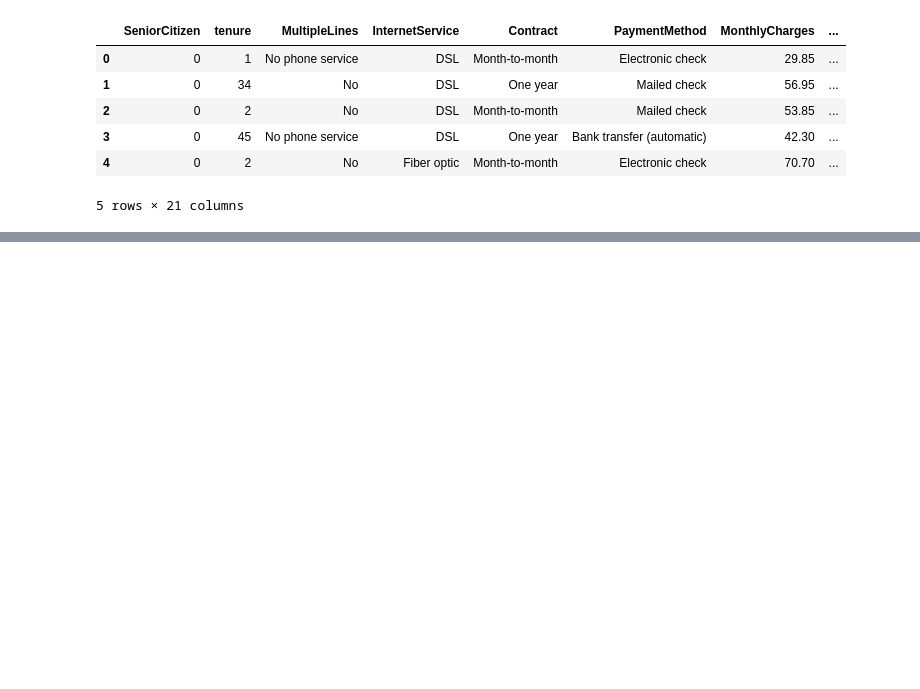
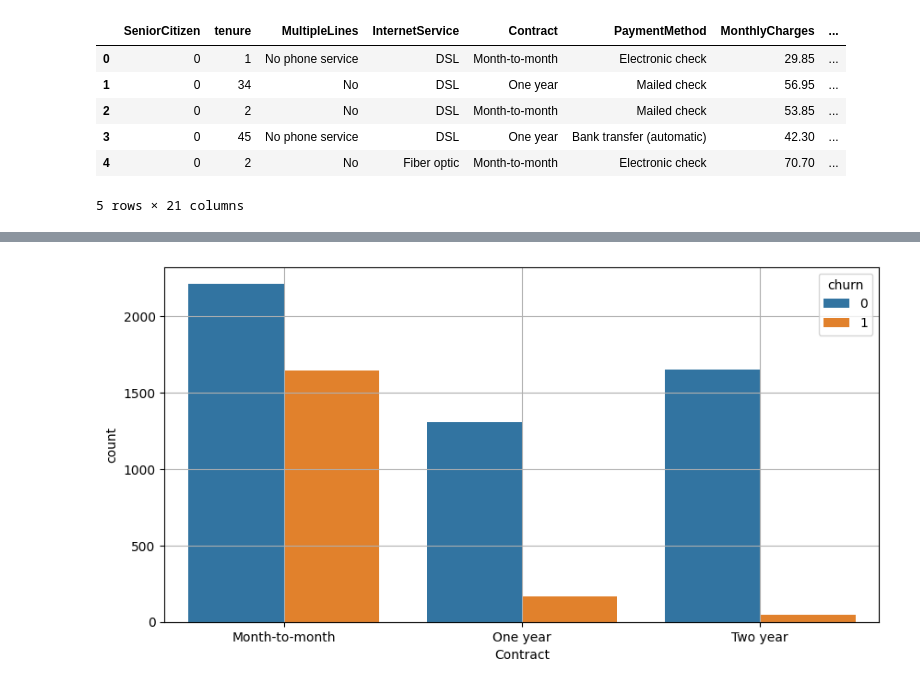
Before and after one commit to Kif30/Customer-Churn-Prediction, a Jupyter notebook: Customer_Churn_Prediction.ipynb, the cells around one changed output, grey strips where cells are left out. Cells and saved outputs as stored; diff of their text form; code cells hidden in the pictures; blank space fills up the shorter version.

```diff
--- a/Customer_Churn_Prediction.ipynb
+++ b/Customer_Churn_Prediction.ipynb
@@ -295,0 +318,9 @@ df.head()
+# %%
+df['internetservice']=df['InternetService'].map({'Fiber optic':2,'DSL':1,'No':0})
+# %%
+plt.figure(figsize=(10,5))
+sns.countplot(df,x='Contract',hue='churn')
+plt.grid()
+plt.show()
+# %% [output]
+[figure, added]
```
Also changed, not shown: parts of 11 cells of this notebook.
